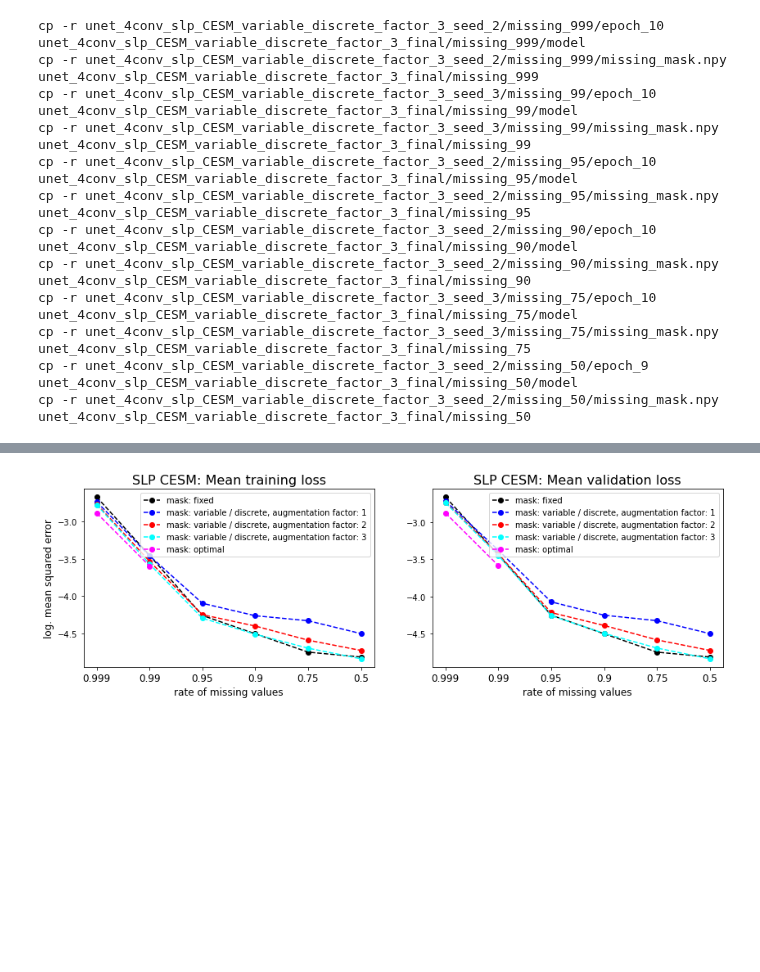
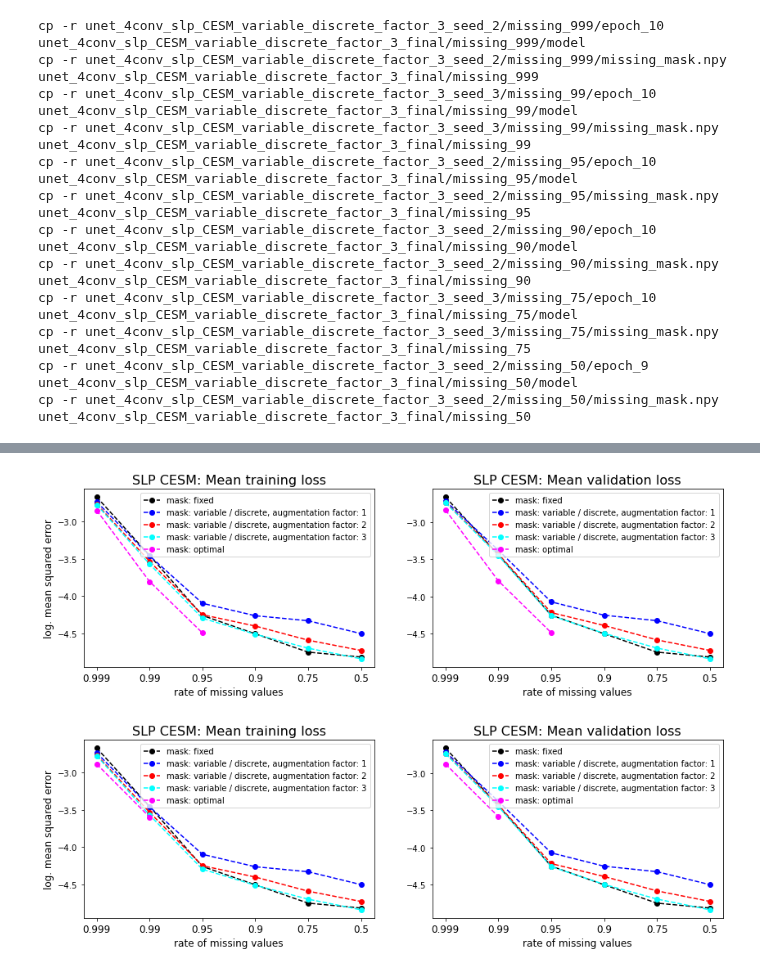
Before and after one commit to MarcoLandtHayen/reconstruct_missing_data, a Jupyter notebook: notebooks/01a_unet_4conv_slp_CESM_compare_loss_sensitivity.ipynb, the cells around one changed output, grey strips where cells are left out. Cells and saved outputs as stored; diff of their text form; code cells hidden in the pictures; blank space fills up the shorter version.

Commit message:
Find optimal mask for slp CESM with 3D kmeans (#20)

```diff
--- a/notebooks/01a_unet_4conv_slp_CESM_compare_loss_sensitivity.ipynb
+++ b/notebooks/01a_unet_4conv_slp_CESM_compare_loss_sensitivity.ipynb
@@ -781,7 +781,7 @@ cp -r unet_4conv_slp_CESM_variable_discrete_factor_3_seed_2/missing_50/missing_m
 mask_types = ['optimal']
 missing_types = ['discrete']
 augmentation_factors = [1]
-runs = ['_run_3']
+runs = ['_run_27']
 
 # Reconstruct path to experiment:
 paths = []
@@ -941,3 +944,89 @@ cp -r unet_4conv_slp_CESM_optimal_discrete_factor_1_run_3/missing_99/missing_mas
+# %%
+# Set colors for individual experiments:
+colors = ['black', 'blue', 'red', 'cyan', 'magenta']
+linestyles = ['--', '--', '--', '--', '--']
+
+# Plot final train and validation loss over sparsity for all experiments:
+fig, axes = plt.subplots(1,2,figsize=(14,4))
+
+# exp1:
+axes[0].plot(
+        np.log10(train_loss_min_mean_exp1), color=colors[0],
+        label = 'mask: fixed',
+        marker = 'o', linestyle = linestyles[0],
+    )
+
+axes[1].plot(
+        np.log10(val_loss_min_mean_exp1), color=colors[0],
+        label = 'mask: fixed',
+        marker = 'o', linestyle = linestyles[0],
+    )
+
+# exp2:
+axes[0].plot(
+        np.log10(train_loss_min_mean_exp2), color=colors[1],
+        label = 'mask: variable / discrete, augmentation factor: 1',
+        marker = 'o', linestyle = linestyles[1],
+    )
+
+axes[1].plot(
+        np.log10(val_loss_min_mean_exp2), color=colors[1],
+        label = 'mask: variable / discrete, augmentation factor: 1',
+        marker = 'o', linestyle = linestyles[1],
+    )
+
+# exp3a:
+axes[0].plot(
+        np.log10(train_loss_min_mean_exp3a), color=colors[2],
+        label = 'mask: variable / discrete, augmentation factor: 2',
+        marker = 'o', linestyle = linestyles[2],
+    )
+
+axes[1].plot(
+        np.log10(val_loss_min_mean_exp3a), color=colors[2],
+        label = 'mask: variable / discrete, augmentation factor: 2',
+        marker = 'o', linestyle = linestyles[2],
+    )
+
+# exp3b:
+axes[0].plot(
+        np.log10(train_loss_min_mean_exp3b), color=colors[3],
+        label = 'mask: variable / discrete, augmentation factor: 3',
+        marker = 'o', linestyle = linestyles[3],
+    )
+
+axes[1].plot(
+        np.log10(val_loss_min_mean_exp3b), color=colors[3],
+        label = 'mask: variable / discrete, augmentation factor: 3',
+        marker = 'o', linestyle = linestyles[3],
+    )
+
+# exp4:
+axes[0].plot(
+        np.log10(train_loss_min_mean_exp4), color=colors[4],
+        label = 'mask: optimal',
+        marker = 'o', linestyle = linestyles[4],
+    )
+
+axes[1].plot(
+        np.log10(val_loss_min_mean_exp4), color=colors[4],
+        label = 'mask: optimal',
+        marker = 'o', linestyle = linestyles[4],
+    )
+
+# #plt.ylim(0.6, 0.8)
+axes[0].set_xticks(np.arange(0, len(missing_values), step=1), missing_values, fontsize=12)
+axes[1].set_xticks(np.arange(0, len(missing_values), step=1), missing_values, fontsize=12)
+axes[0].set_title('SLP CESM: Mean training loss', fontsize=16)
+axes[1].set_title('SLP CESM: Mean validation loss', fontsize=16)
+axes[0].set_xlabel('rate of missing values', fontsize=12)
+axes[1].set_xlabel('rate of missing values', fontsize=12)
+axes[0].set_ylabel('log. mean squared error', fontsize=12)
+axes[0].legend()
+axes[1].legend()
+plt.show()
+# %% [output]
+[figure, added]
 # %%
 # Set colors for individual experiments:
 colors = ['black', 'blue', 'red', 'cyan', 'magenta']
```
Also changed, not shown: parts of 2 cells of this notebook, 5 other files.
